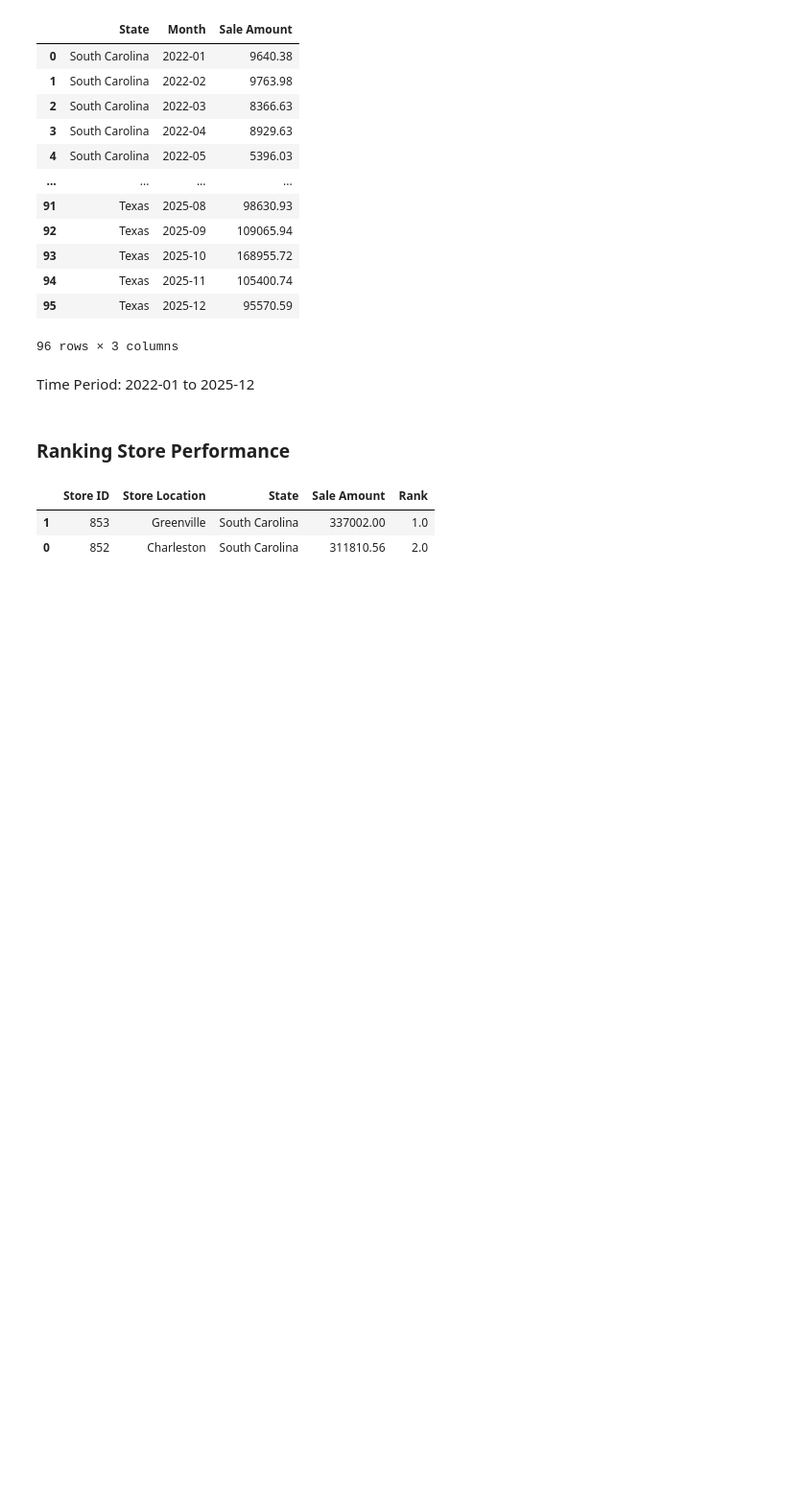
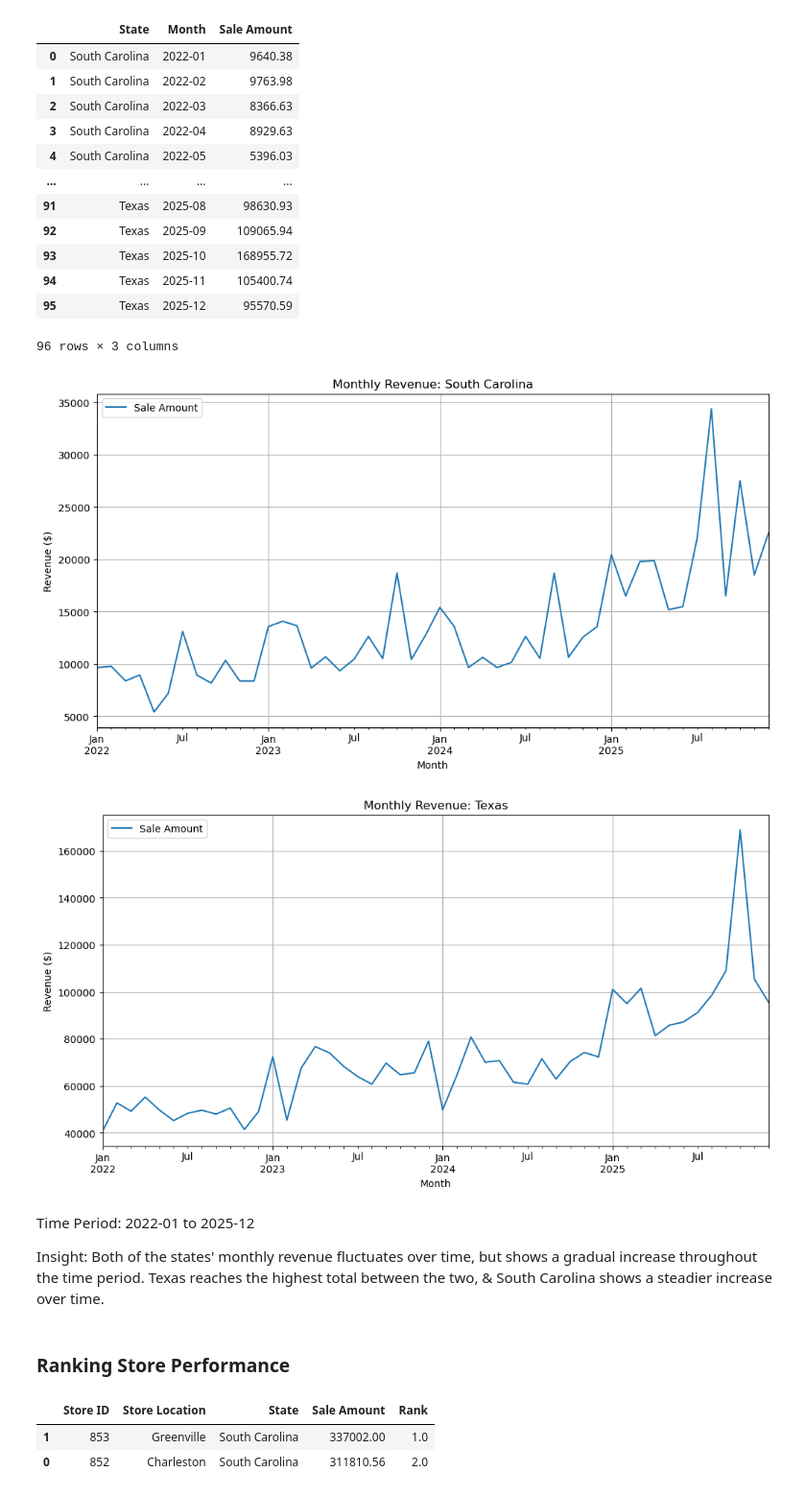
Before and after one commit to anchan-hm/Capstone_2, a Jupyter notebook: Chanthadara_sales_analysis.ipynb, the cells around one changed output. Shown at 96% size. Saved outputs shown, nothing was run; the diff lists cells and outputs as text; code cells hidden in the pictures; blank space fills up the shorter version.

Commit message:
left off w/ visuals for categories

```diff
--- a/Chanthadara_sales_analysis.ipynb
+++ b/Chanthadara_sales_analysis.ipynb
@@ -205,8 +205,42 @@ monthly_revenue
 | 94 | Texas | 2025-11 | 105400.74 |
 | 95 | Texas | 2025-12 | 95570.59 |
 96 rows × 3 columns
+# %%
+# creating line chart for visual
+month_rev_df = monthly_revenue # creating df
+
+month_rev_df = month_rev_df.sort_values('Month') # sorts Month so line is in order
+
+# filtering SC
+sc_mr_df = month_rev_df[month_rev_df['State'] == 'South Carolina'] # SC only
+
+# filtering TX
+tx_mr_df = month_rev_df[month_rev_df['State'] == 'Texas'] # TX only
+
+# plotting SC
+sc_mr_df.plot(x='Month', y='Sale Amount', figsize=(12,6)) # creating a simple line chart
+plt.title('Monthly Revenue: South Carolina') # cart title
+plt.xlabel('Month') # x-axis label
+plt.ylabel('Revenue ($)') # y-axis label
+plt.grid(True) # adding grid lines
+plt.show()
+
+# plotting TX
+tx_mr_df.plot(x='Month', y='Sale Amount', figsize=(12,6)) # creating a simple line chart
+plt.title('Monthly Revenue: Texas') # cart title
+plt.xlabel('Month') # x-axis label
+plt.ylabel('Revenue ($)') # y-axis label
+plt.grid(True) # adding grid lines
+plt.show()
+# %% [output]
+[figure, added]
+[figure, added]
 # %% [markdown]
 Time Period: 2022-01 to 2025-12
+
+Insight: Both of the states' monthly revenue fluctuates over time, but shows a gradual
+increase throughout the time period. Texas reaches the highest total between the two,
+& South Carolina shows a steadier increase over time.
 # %% [markdown]
 ### Ranking Store Performance
 # %%
```
Also changed, not shown: parts of 6 cells of this notebook.
